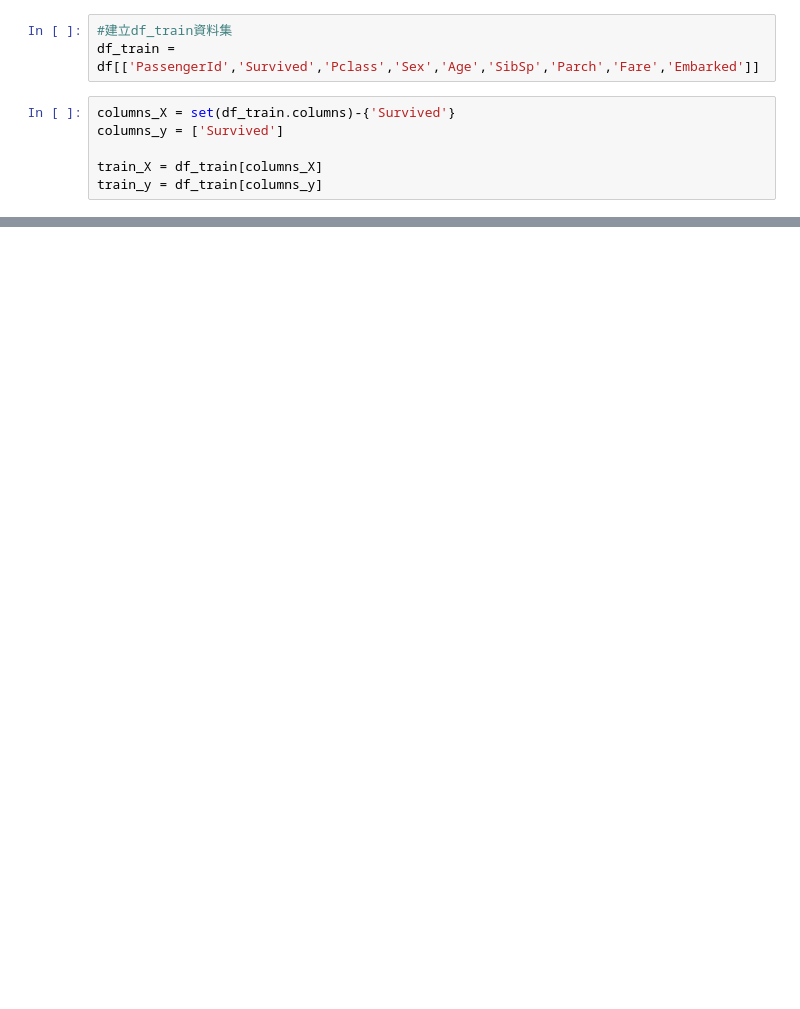
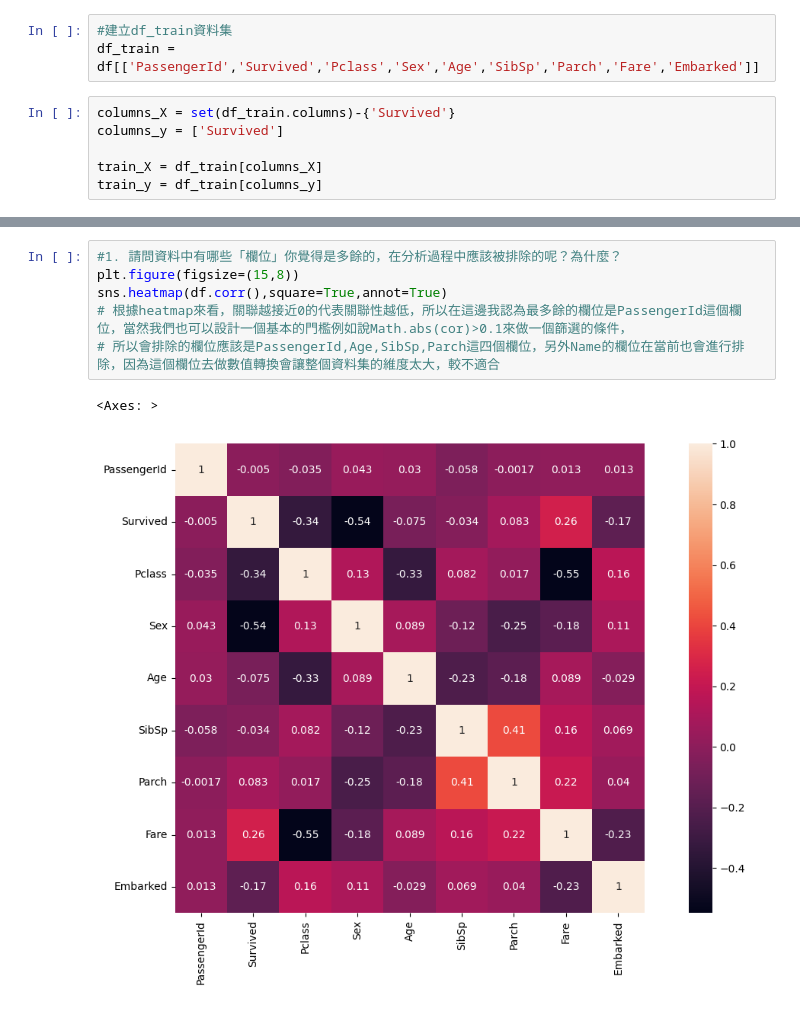
Before and after one commit to Jin0704/titanic-analysis, a Jupyter notebook: 專題實作_01_鐵達尼號存活預測.ipynb, the cells around one changed output, grey strips where cells are left out. Saved outputs shown, nothing was run; the diff lists cells and outputs as text; blank space fills up the shorter version.

```diff
--- a/專題實作_01_鐵達尼號存活預測.ipynb
+++ b/專題實作_01_鐵達尼號存活預測.ipynb
@@ -212,0 +223,9 @@ print(scores)
+# %%
+#1. 請問資料中有哪些「欄位」你覺得是多餘的，在分析過程中應該被排除的呢？為什麼？
+plt.figure(figsize=(15,8))
+sns.heatmap(df.corr(),square=True,annot=True)
+# 根據heatmap來看，關聯越接近0的代表關聯性越低，所以在這邊我認為最多餘的欄位是PassengerId這個欄位，當然我們也可以設計一個基本的門檻例如說Math.abs(cor)>0.1來做一個篩選的條件，
+# 所以會排除的欄位應該是PassengerId,Age,SibSp,Parch這四個欄位，另外Name的欄位在當前也會進行排除，因為這個欄位去做數值轉換會讓整個資料集的維度太大，較不適合
+# %% [output]
+<Axes: >
+[figure, added]
```
Also changed, not shown: parts of 16 cells of this notebook.
